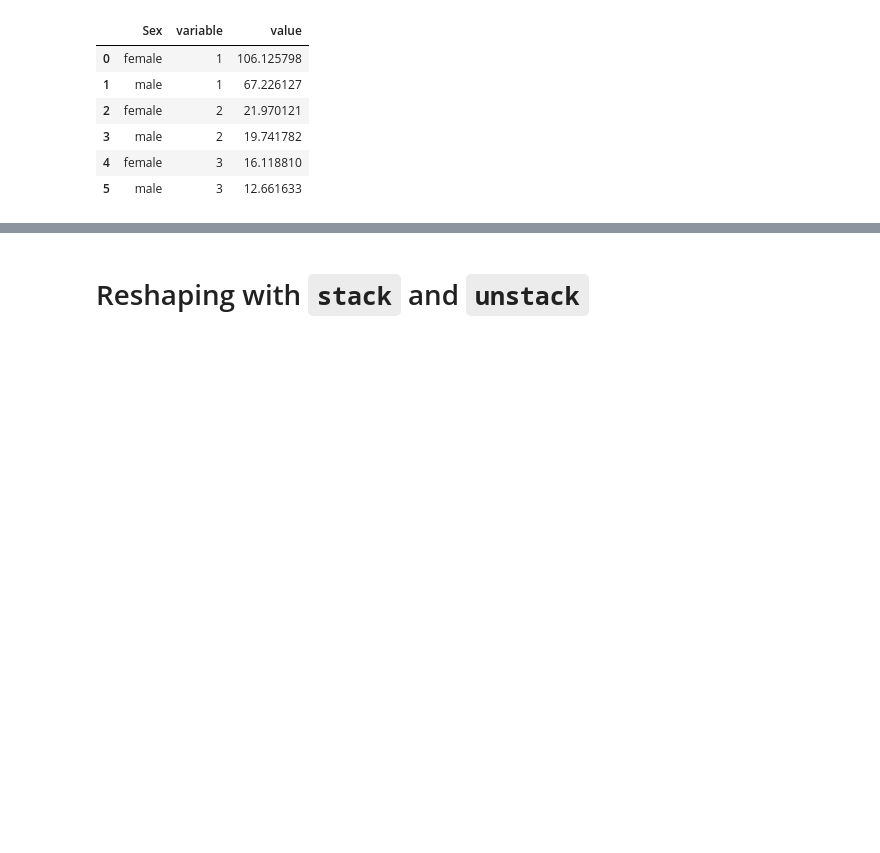
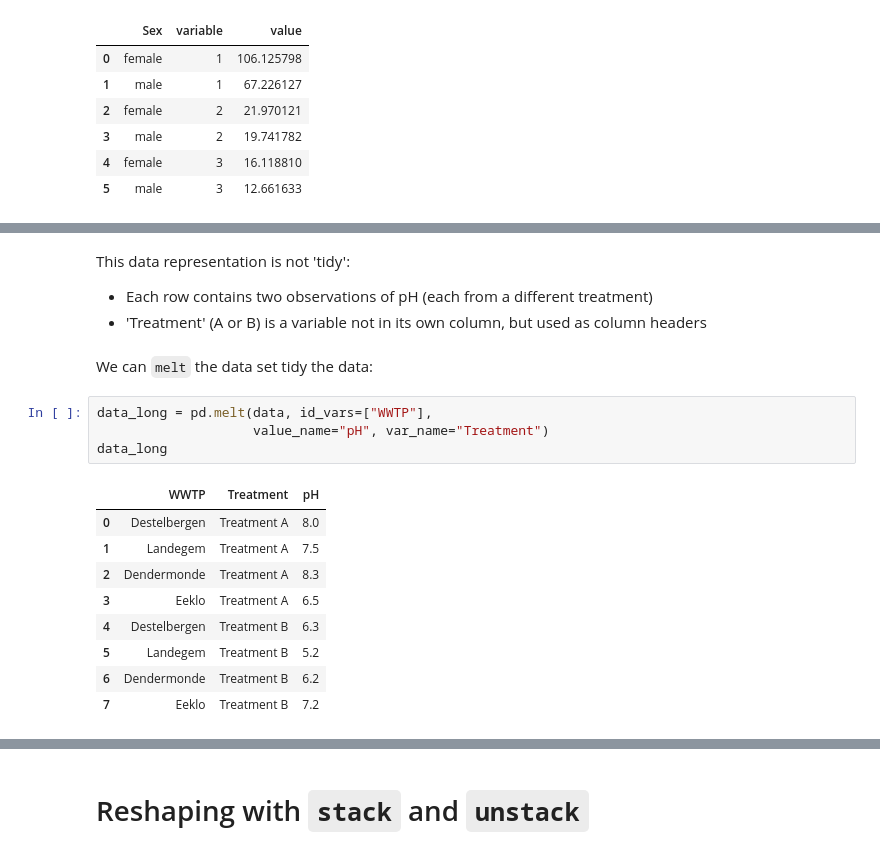
Before and after one commit to jorisvandenbossche/course-python-data, a Jupyter notebook: notebooks/pandas_07_reshaping_data.ipynb, the cells around one changed output, grey strips where cells are left out. Saved outputs shown, nothing was run; the diff lists cells and outputs as text; blank space fills up the shorter version.

```diff
--- a/notebooks/pandas_07_reshaping_data.ipynb
+++ b/notebooks/pandas_07_reshaping_data.ipynb
@@ -296,0 +319,21 @@ pd.melt(pivoted, id_vars=['Sex']) #, var_name='Pclass', value_name='Fare')
+# %% [markdown]
+This data representation is not 'tidy':
+
+- Each row contains two observations of pH (each from a different treatment)
+- 'Treatment' (A or B) is a variable not in its own column, but used as column headers
+# %% [markdown]
+We can `melt` the data set tidy the data:
+# %%
+data_long = pd.melt(data, id_vars=["WWTP"],
+                    value_name="pH", var_name="Treatment")
+data_long
+# %% [output]
+|  | WWTP | Treatment | pH |
+| 0 | Destelbergen | Treatment A | 8.0 |
+| 1 | Landegem | Treatment A | 7.5 |
+| 2 | Dendermonde | Treatment A | 8.3 |
+| 3 | Eeklo | Treatment A | 6.5 |
+| 4 | Destelbergen | Treatment B | 6.3 |
+| 5 | Landegem | Treatment B | 5.2 |
+| 6 | Dendermonde | Treatment B | 6.2 |
+| 7 | Eeklo | Treatment B | 7.2 |
```
Also changed, not shown: parts of 9 cells of this notebook, 2 other files.
